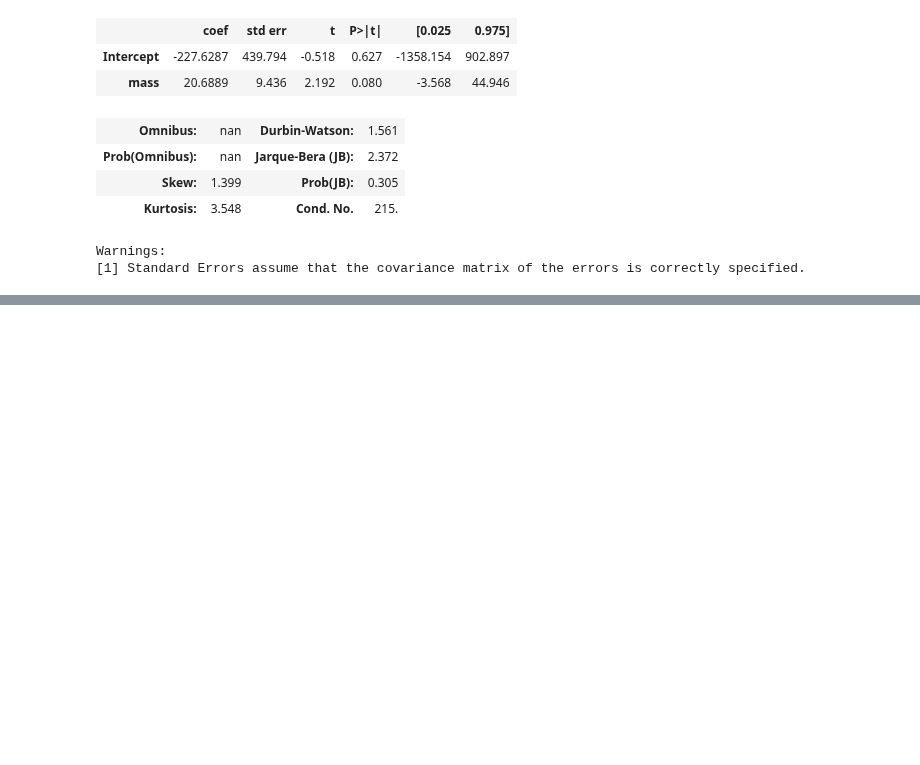
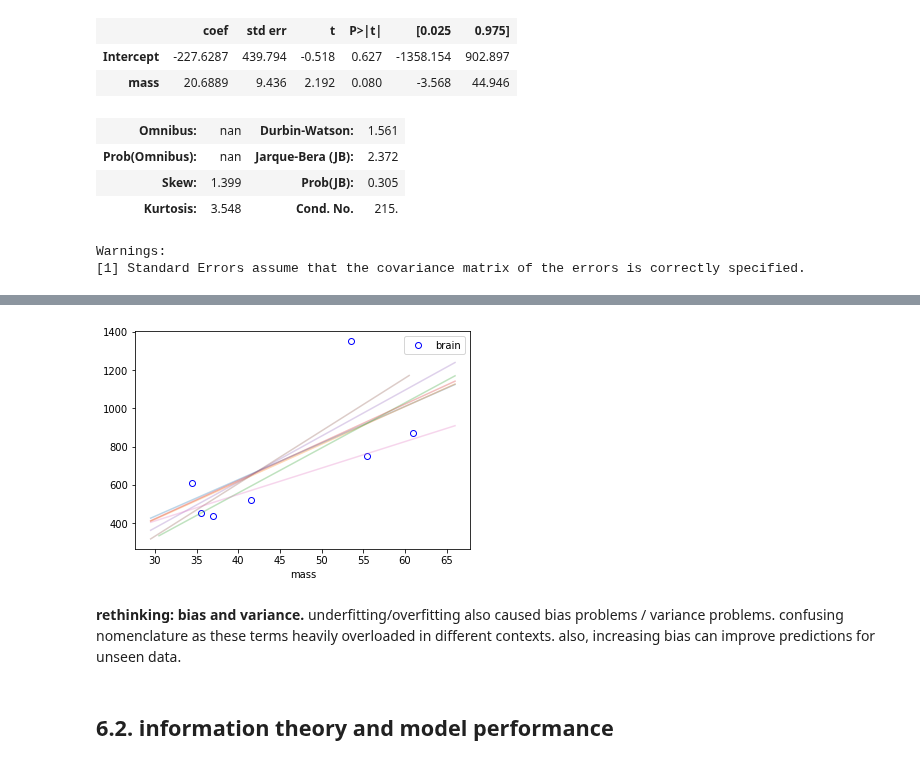
Before and after one commit to nwweber/statistical_rethinking, a Jupyter notebook: chapter_06_overfitting_regularization_and_information_criteria.ipynb, the cells around one changed output, grey strips where cells are left out. Drawn from its saved outputs; the diff is of its cells as text; code cells hidden in the pictures; blank space fills up the shorter version.

```diff
--- a/chapter_06_overfitting_regularization_and_information_criteria.ipynb
+++ b/chapter_06_overfitting_regularization_and_information_criteria.ipynb
@@ -112,0 +149,23 @@ Warnings:
+# %%
+# Code 6.7
+
+d_new = d.drop(d.index[0])
+# %%
+# Code 6.8
+ax = d.plot.line(x='mass', y='brain', style=['ob'], fillstyle='none', mew=1)
+
+for i in range(d.index.size):
+    d_new = d.drop(d.index[i])
+
+    m_0 = smf.ols('brain ~ mass', data=d_new).fit()
+
+    x_pred = np.linspace(d_new.mass.min() -5, d_new.mass.max() + 5, 50)
+    y_pred = m_0.params.Intercept + m_0.params.mass * x_pred
+
+    ax.plot(x_pred, y_pred, alpha=.3);
+# %% [output]
+[figure, added]
+# %% [markdown]
+**rethinking: bias and variance.** underfitting/overfitting also caused bias problems / variance problems. confusing nomenclature as these terms heavily overloaded in different contexts. also, increasing bias can improve predictions for unseen data.
+# %% [markdown]
+## 6.2. information theory and model performance
```
Also changed, not shown: parts of 5 cells of this notebook.
